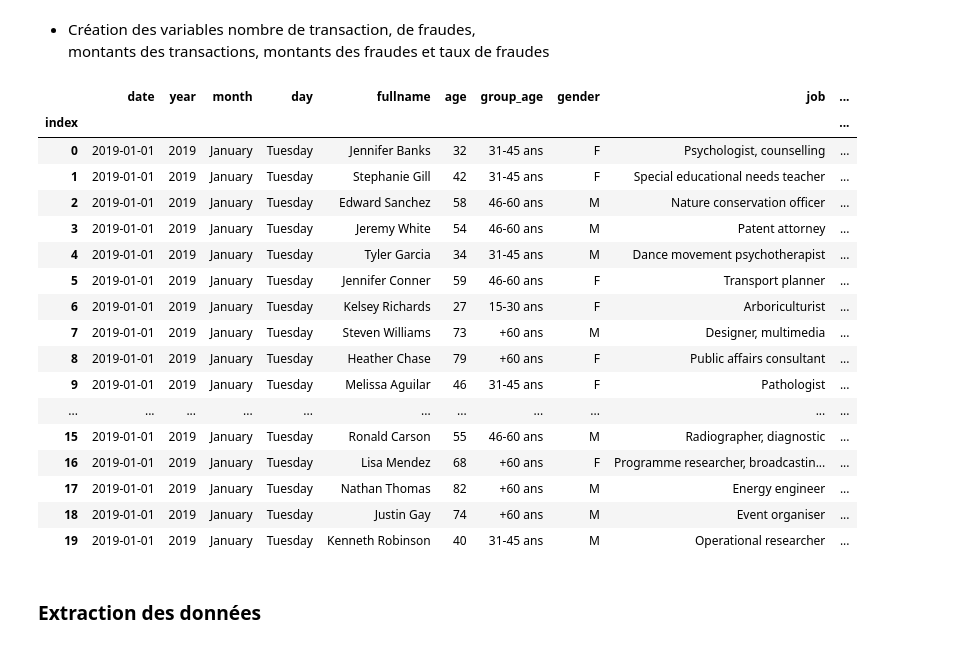
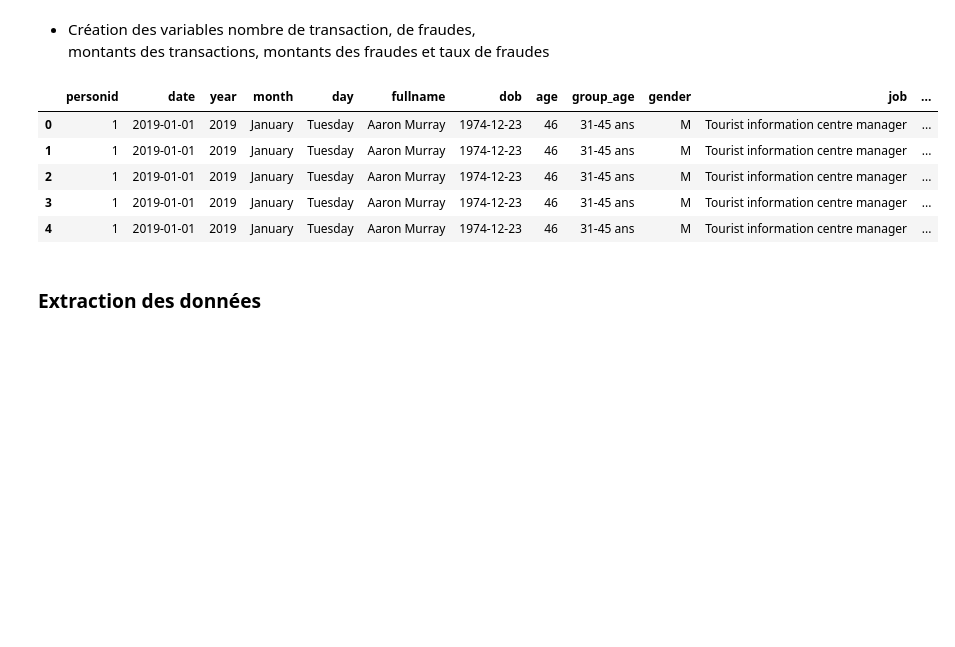
Before and after one commit to Fantaisika/Projet_Data_Management, a Jupyter notebook: Exploration (1).ipynb, the cells around one changed output. Saved outputs shown, nothing was run; the diff lists cells and outputs as text; code cells hidden in the pictures; blank space fills up the shorter version.

```diff
--- a/Exploration (1).ipynb
+++ b/Exploration (1).ipynb
@@ -241,3 +227,6 @@ financial_data['fullname'] = (financial_data['first'] +' '+ financial_data['last
+# %%
+financial_data['personid'] = 1 + (financial_data.sort_values(by='fullname')
+                                            .groupby(['fullname', 'dob','job']).ngroup())
 # %% [markdown]
 - Création de la variable Emmeteur de la carte de crédits
 # %%
@@ -282,60 +271,48 @@ financial_data['iin_group'] = financial_data['iin'].apply(map_iin_group)
 montants des transactions, montants des fraudes et taux de fraudes
 # %%
 # liste des variables pour les aggrégations
-agglist = ['fullname','date']
+agglist = ['personid','date']
 
 # Calcul du nombre de transactions journalières
 #par personne
 financial_data['daily_transactions'] = financial_data.groupby(agglist)['amt'].transform('size')
 
 # Calcul du montant journalier des transactions
 # par personne
 financial_data['daily_amount$'] = financial_data.groupby(agglist)['amt'].transform('sum')
 
 # Calcul du nombre de fraude journalier sur les transactions
 # par personne
 financial_data['daily_number_fraud'] = financial_data.groupby(agglist)['is_fraud'].transform('sum')
 
 # Calcul du cout = montant journalier des fraudes sur transactions
 # par personne
 financial_data['daily_fraud_amount$'] = (financial_data[financial_data['is_fraud']==1]
                                                             .groupby(agglist)['amt']
                                                             .transform('sum')
                                       )
 financial_data['daily_fraud_amount$'].fillna(0, inplace = True)
 
 # calcul du taux de fraude journalier par personne
 
 financial_data['daily_fraud_rate'] = ((financial_data['daily_number_fraud']/
                                        financial_data['daily_transactions'])
                                        .round(4)*100
                                       )
 
 
-liste = ['date', 'year', 'month', 'day', 'fullname','age','group_age','gender','job',
+liste = ['personid','date', 'year', 'month', 'day', 'fullname','dob','age','group_age','gender','job','cc_num',
          'daily_transactions','amt','daily_amount$','daily_number_fraud','daily_fraud_amount$',
-         'daily_fraud_rate','category','iin', 'iin_group','city','city_pop','long','lat','state']
+         'daily_fraud_rate','category','iin', 'iin_group','city','street','city_pop','long','lat','state']
 # Affichage des données
-financial_data[liste].head(20)
+financial_data[liste].sort_values(by = agglist, ignore_index=True).head(5)
 # %% [output]
-|  | date | year | month | day | fullname | age | group_age | gender | job | ... |
-| index |  |  |  |  |  |  |  |  |  | ... |
-| 0 | 2019-01-01 | 2019 | January | Tuesday | Jennifer Banks | 32 | 31-45 ans | F | Psychologist, counselling | ... |
-| 1 | 2019-01-01 | 2019 | January | Tuesday | Stephanie Gill | 42 | 31-45 ans | F | Special educational needs teacher | ... |
-| 2 | 2019-01-01 | 2019 | January | Tuesday | Edward Sanchez | 58 | 46-60 ans | M | Nature conservation officer | ... |
-| 3 | 2019-01-01 | 2019 | January | Tuesday | Jeremy White | 54 | 46-60 ans | M | Patent attorney | ... |
-| 4 | 2019-01-01 | 2019 | January | Tuesday | Tyler Garcia | 34 | 31-45 ans | M | Dance movement psychotherapist | ... |
-| 5 | 2019-01-01 | 2019 | January | Tuesday | Jennifer Conner | 59 | 46-60 ans | F | Transport planner | ... |
-| 6 | 2019-01-01 | 2019 | January | Tuesday | Kelsey Richards | 27 | 15-30 ans | F | Arboriculturist | ... |
-| 7 | 2019-01-01 | 2019 | January | Tuesday | Steven Williams | 73 | +60 ans | M | Designer, multimedia | ... |
-| 8 | 2019-01-01 | 2019 | January | Tuesday | Heather Chase | 79 | +60 ans | F | Public affairs consultant | ... |
-| 9 | 2019-01-01 | 2019 | January | Tuesday | Melissa Aguilar | 46 | 31-45 ans | F | Pathologist | ... |
-| ... | ... | ... | ... | ... | ... | ... | ... | ... | ... | ... |
-| 15 | 2019-01-01 | 2019 | January | Tuesday | Ronald Carson | 55 | 46-60 ans | M | Radiographer, diagnostic | ... |
-| 16 | 2019-01-01 | 2019 | January | Tuesday | Lisa Mendez | 68 | +60 ans | F | Programme researcher, broadcastin... | ... |
-| 17 | 2019-01-01 | 2019 | January | Tuesday | Nathan Thomas | 82 | +60 ans | M | Energy engineer | ... |
-| 18 | 2019-01-01 | 2019 | January | Tuesday | Justin Gay | 74 | +60 ans | M | Event organiser | ... |
-| 19 | 2019-01-01 | 2019 | January | Tuesday | Kenneth Robinson | 40 | 31-45 ans | M | Operational researcher | ... |
+|  | personid | date | year | month | day | fullname | dob | age | group_age | gender | job | ... |
+| 0 | 1 | 2019-01-01 | 2019 | January | Tuesday | Aaron Murray | 1974-12-23 | 46 | 31-45 ans | M | Tourist information centre manager | ... |
+| 1 | 1 | 2019-01-01 | 2019 | January | Tuesday | Aaron Murray | 1974-12-23 | 46 | 31-45 ans | M | Tourist information centre manager | ... |
+| 2 | 1 | 2019-01-01 | 2019 | January | Tuesday | Aaron Murray | 1974-12-23 | 46 | 31-45 ans | M | Tourist information centre manager | ... |
+| 3 | 1 | 2019-01-01 | 2019 | January | Tuesday | Aaron Murray | 1974-12-23 | 46 | 31-45 ans | M | Tourist information centre manager | ... |
+| 4 | 1 | 2019-01-01 | 2019 | January | Tuesday | Aaron Murray | 1974-12-23 | 46 | 31-45 ans | M | Tourist information centre manager | ... |
 # %% [markdown]
 ### Extraction des données
 # %%
```
Also changed, not shown: parts of 7 cells of this notebook, 2 other files.
